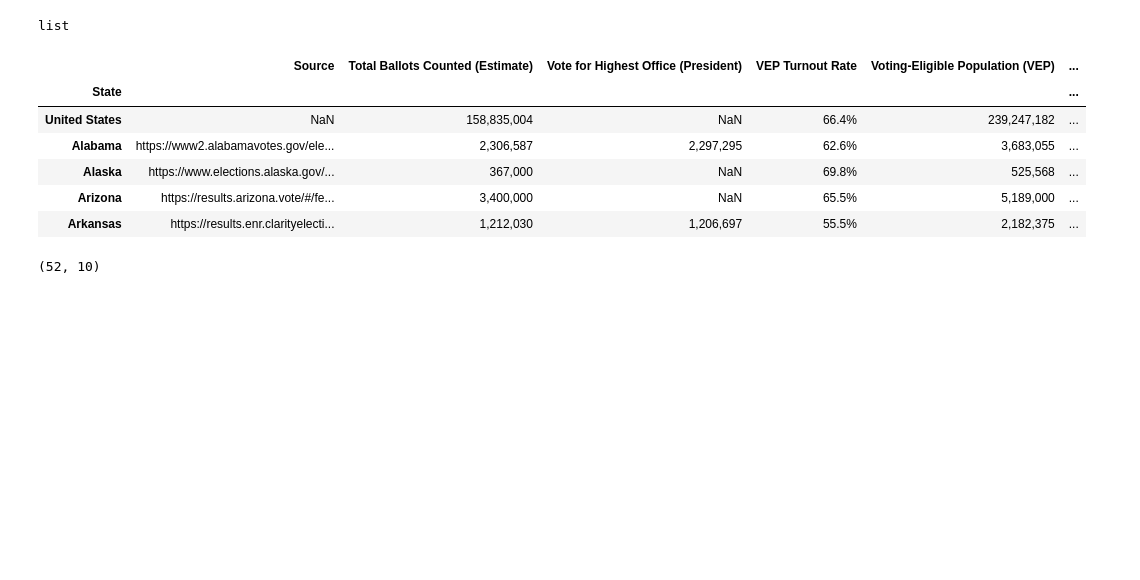
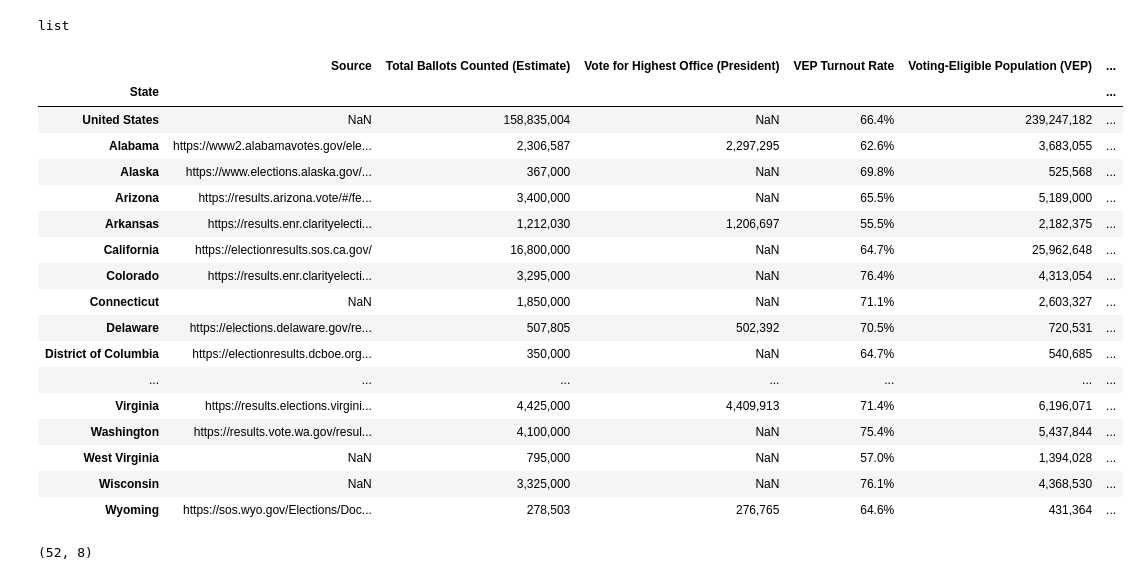
Before and after one commit to somezzedup/Micro-Credential-Winter-2022, a Jupyter notebook: Property_&_Election_Analysis.ipynb, the cells around one changed output. Drawn from its saved outputs; the diff is of its cells as text; code cells hidden in the pictures; blank space fills up the shorter version.

```diff
--- a/Property_&_Election_Analysis.ipynb
+++ b/Property_&_Election_Analysis.ipynb
@@ -113,18 +113,29 @@ type(column_to_be_dropped)
 # %% [output]
 list
 # %%
-df = new_election.drop(column_to_be_dropped, axis = 1)
+new_election = new_election.drop(column_to_be_dropped, axis = 1)
-# %%
-df.head()
-# %% [output]
-|  | Source | Total Ballots Counted (Estimate) | Vote for Highest Office (President) | VEP Turnout Rate | Voting-Eligible Population (VEP) | ... |
-| State |  |  |  |  |  | ... |
-| United States | NaN | 158,835,004 | NaN | 66.4% | 239,247,182 | ... |
-| Alabama | https://www2.alabamavotes.gov/ele... | 2,306,587 | 2,297,295 | 62.6% | 3,683,055 | ... |
-| Alaska | https://www.elections.alaska.gov/... | 367,000 | NaN | 69.8% | 525,568 | ... |
-| Arizona | https://results.arizona.vote/#/fe... | 3,400,000 | NaN | 65.5% | 5,189,000 | ... |
-| Arkansas | https://results.enr.clarityelecti... | 1,212,030 | 1,206,697 | 55.5% | 2,182,375 | ... |
+# %%
+new_election
+# %% [output]
+|  | Source | Total Ballots Counted (Estimate) | Vote for Highest Office (President) | VEP Turnout Rate | Voting-Eligible Population (VEP) | ... |
+| State |  |  |  |  |  | ... |
+| United States | NaN | 158,835,004 | NaN | 66.4% | 239,247,182 | ... |
+| Alabama | https://www2.alabamavotes.gov/ele... | 2,306,587 | 2,297,295 | 62.6% | 3,683,055 | ... |
+| Alaska | https://www.elections.alaska.gov/... | 367,000 | NaN | 69.8% | 525,568 | ... |
+| Arizona | https://results.arizona.vote/#/fe... | 3,400,000 | NaN | 65.5% | 5,189,000 | ... |
+| Arkansas | https://results.enr.clarityelecti... | 1,212,030 | 1,206,697 | 55.5% | 2,182,375 | ... |
+| California | https://electionresults.sos.ca.gov/ | 16,800,000 | NaN | 64.7% | 25,962,648 | ... |
+| Colorado | https://results.enr.clarityelecti... | 3,295,000 | NaN | 76.4% | 4,313,054 | ... |
+| Connecticut | NaN | 1,850,000 | NaN | 71.1% | 2,603,327 | ... |
+| Delaware | https://elections.delaware.gov/re... | 507,805 | 502,392 | 70.5% | 720,531 | ... |
+| District of Columbia | https://electionresults.dcboe.org... | 350,000 | NaN | 64.7% | 540,685 | ... |
+| ... | ... | ... | ... | ... | ... | ... |
+| Virginia | https://results.elections.virgini... | 4,425,000 | 4,409,913 | 71.4% | 6,196,071 | ... |
+| Washington | https://results.vote.wa.gov/resul... | 4,100,000 | NaN | 75.4% | 5,437,844 | ... |
+| West Virginia | NaN | 795,000 | NaN | 57.0% | 1,394,028 | ... |
+| Wisconsin | NaN | 3,325,000 | NaN | 76.1% | 4,368,530 | ... |
+| Wyoming | https://sos.wyo.gov/Elections/Doc... | 278,503 | 276,765 | 64.6% | 431,364 | ... |
 # %%
-df.shape
+new_election.shape
 # %% [output]
-(52, 10)
+(52, 8)
```
Also changed, not shown: parts of 14 cells of this notebook.
